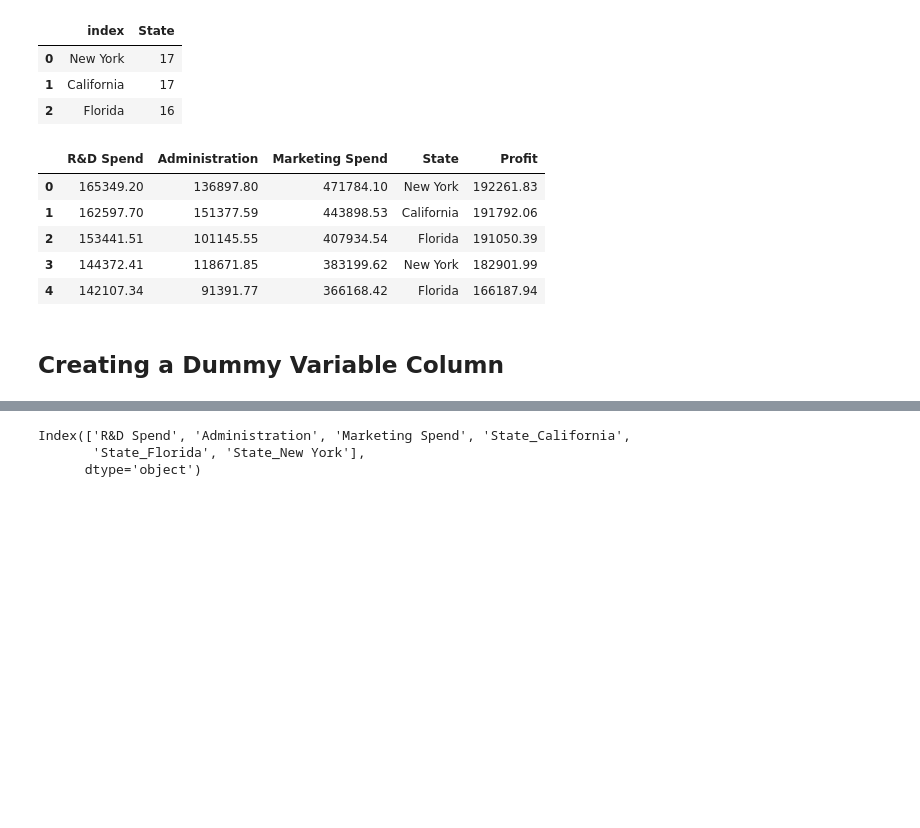
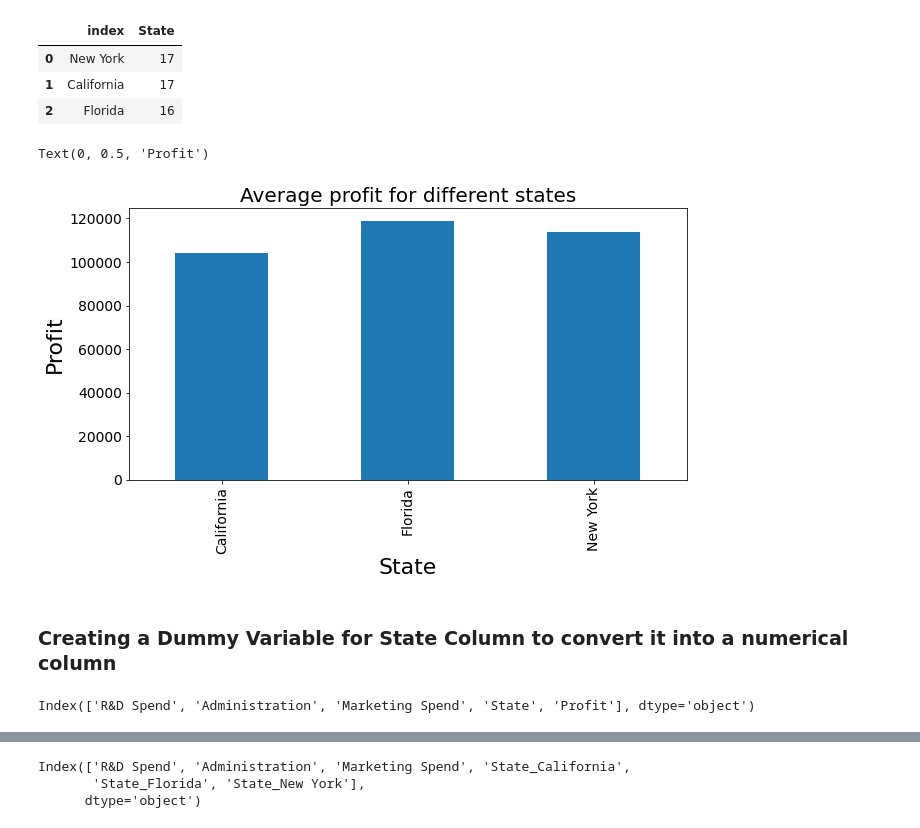
Before and after one commit to RAHULRAJ666DX/Startups-Profit-Prediction-Machine-Learning-Project, a Jupyter notebook: 50_Startups_Linear_Regression_Project.ipynb, the cells around one changed output, grey strips where cells are left out. Saved outputs shown, nothing was run; the diff lists cells and outputs as text; code cells hidden in the pictures; blank space fills up the shorter version.

```diff
--- a/50_Startups_Linear_Regression_Project.ipynb
+++ b/50_Startups_Linear_Regression_Project.ipynb
@@ -107,14 +124,25 @@ dataset.State.value_counts().reset_index()
 | 0 | New York | 17 |
 | 1 | California | 17 |
 | 2 | Florida | 16 |
+# %%
+# Create the figure object
+ax = dataset1.groupby(['State'])['Profit'].mean().plot.bar(
+    figsize = (10,5),
+    fontsize = 14
+)
+
+# Set the title
+ax.set_title("Average profit for different states", fontsize = 20)
+
+# Set x and y-labels
+ax.set_xlabel("State", fontsize = 22)
+ax.set_ylabel("Profit", fontsize = 22)
+# %% [output]
+Text(0, 0.5, 'Profit')
+[figure, added]
+# %% [markdown]
+### **Creating a Dummy Variable for State Column to convert it into a numerical column**
 # %%
-dataset1.head()
+dataset1.columns
 # %% [output]
-|  | R&D Spend | Administration | Marketing Spend | State | Profit |
-| 0 | 165349.20 | 136897.80 | 471784.10 | New York | 192261.83 |
-| 1 | 162597.70 | 151377.59 | 443898.53 | California | 191792.06 |
-| 2 | 153441.51 | 101145.55 | 407934.54 | Florida | 191050.39 |
-| 3 | 144372.41 | 118671.85 | 383199.62 | New York | 182901.99 |
-| 4 | 142107.34 | 91391.77 | 366168.42 | Florida | 166187.94 |
+Index(['R&D Spend', 'Administration', 'Marketing Spend', 'State', 'Profit'], dtype='object')
-# %% [markdown]
-## **Creating a Dummy Variable Column**
```
Also changed, not shown: parts of 60 cells of this notebook.
